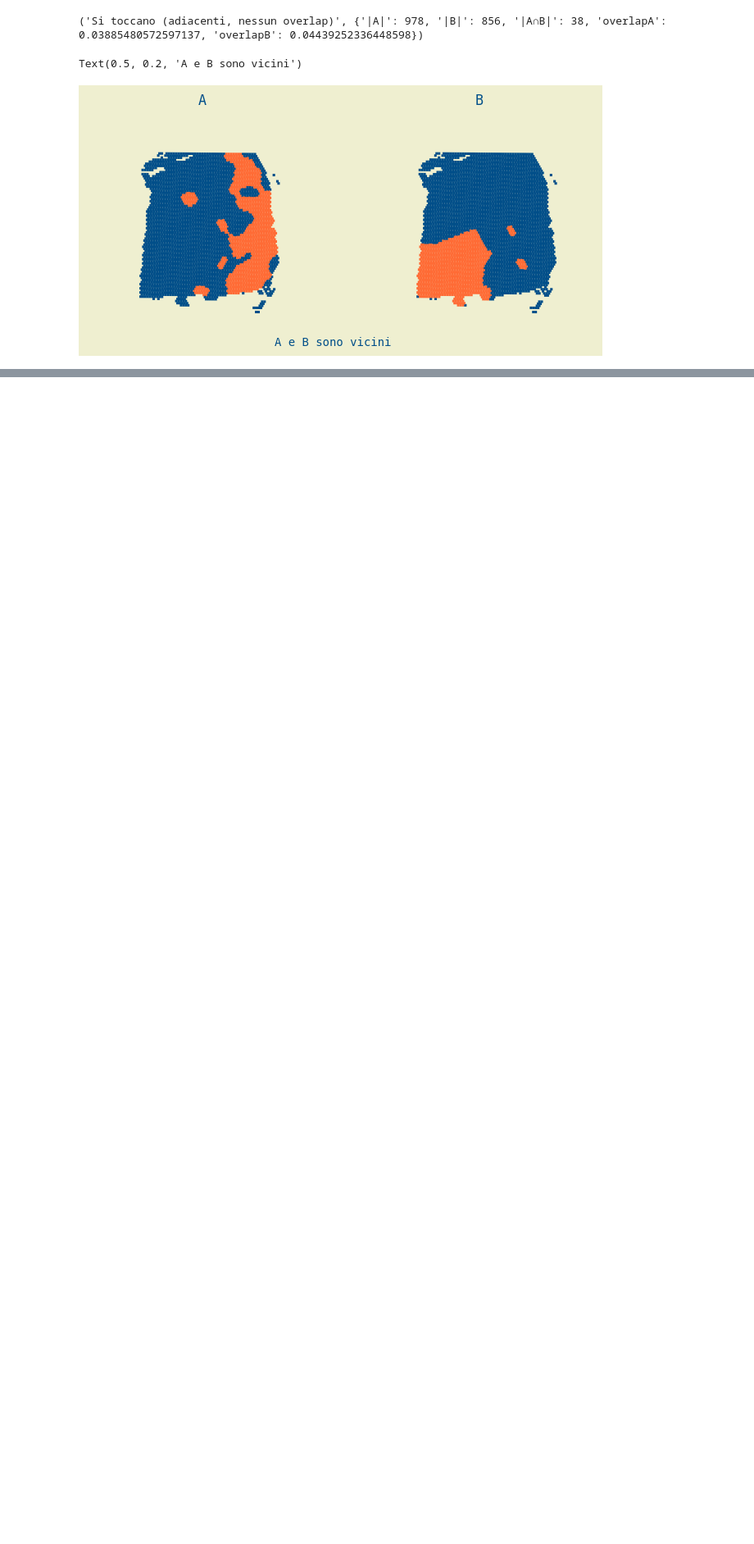
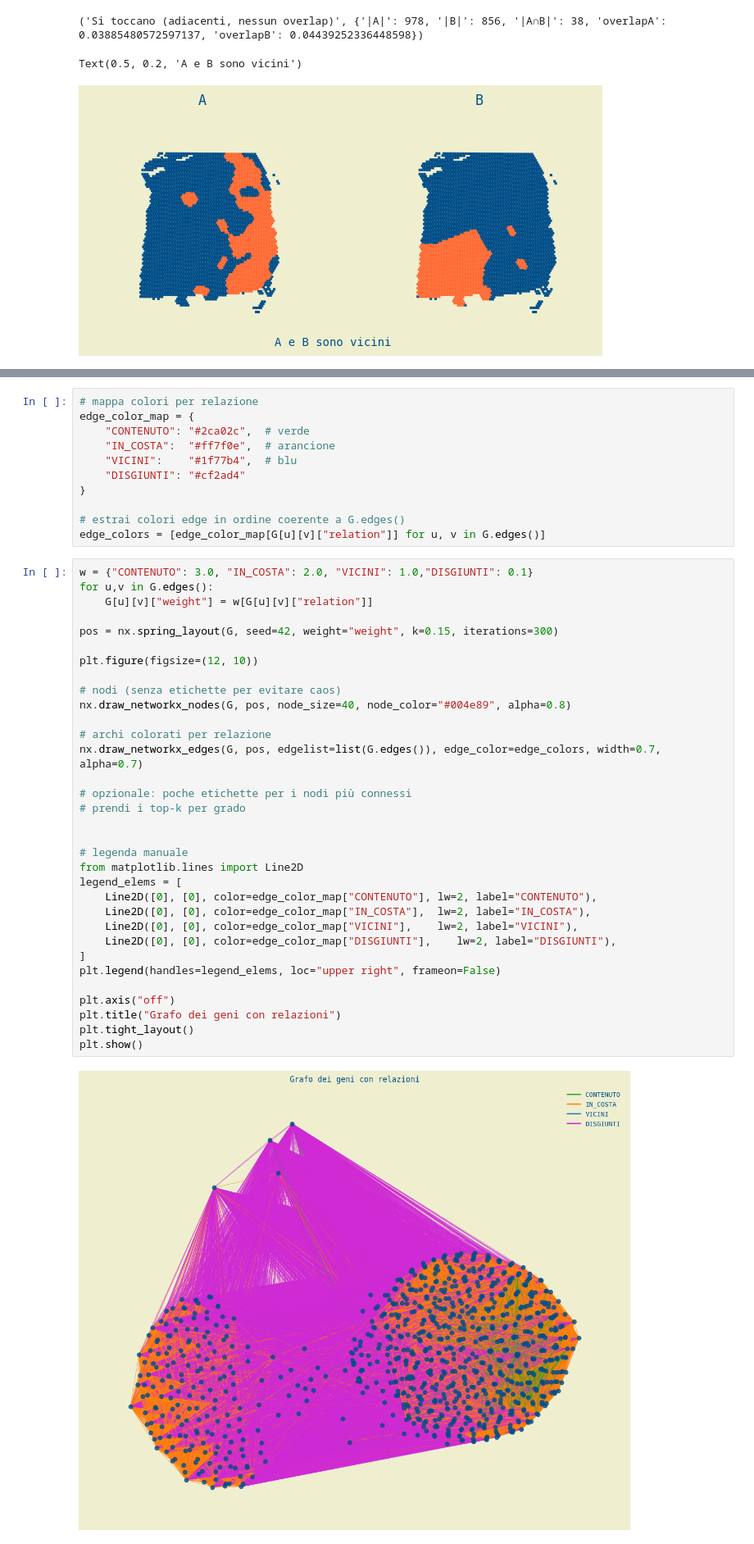
Before and after one commit to Cero1998/Tesi_Cerinelli, a Jupyter notebook: progetto_spunto/progetto/neighbors.ipynb, the cells around one changed output, grey strips where cells are left out. Shown at 82% size. Cells and saved outputs as stored; diff of their text form; blank space fills up the shorter version.

Commit message:
Push: created adjacencyMatrix and tried to draw the graphs

```diff
--- a/progetto_spunto/progetto/neighbors.ipynb
+++ b/progetto_spunto/progetto/neighbors.ipynb
@@ -482,0 +547,46 @@ Text(0.5, 0.2, 'A e B sono vicini')
+# %%
+# mappa colori per relazione
+edge_color_map = {
+    "CONTENUTO": "#2ca02c",  # verde
+    "IN_COSTA":  "#ff7f0e",  # arancione
+    "VICINI":    "#1f77b4",  # blu
+    "DISGIUNTI": "#cf2ad4"
+}
+
+# estrai colori edge in ordine coerente a G.edges()
+edge_colors = [edge_color_map[G[u][v]["relation"]] for u, v in G.edges()]
+# %%
+w = {"CONTENUTO": 3.0, "IN_COSTA": 2.0, "VICINI": 1.0,"DISGIUNTI": 0.1}
+for u,v in G.edges():
+    G[u][v]["weight"] = w[G[u][v]["relation"]]
+
+pos = nx.spring_layout(G, seed=42, weight="weight", k=0.15, iterations=300)
+
+plt.figure(figsize=(12, 10))
+
+# nodi (senza etichette per evitare caos)
+nx.draw_networkx_nodes(G, pos, node_size=40, node_color="#004e89", alpha=0.8)
+
+# archi colorati per relazione
+nx.draw_networkx_edges(G, pos, edgelist=list(G.edges()), edge_color=edge_colors, width=0.7, alpha=0.7)
+
+# opzionale: poche etichette per i nodi più connessi
+# prendi i top-k per grado
+
+
+# legenda manuale
+from matplotlib.lines import Line2D
+legend_elems = [
+    Line2D([0], [0], color=edge_color_map["CONTENUTO"], lw=2, label="CONTENUTO"),
+    Line2D([0], [0], color=edge_color_map["IN_COSTA"],  lw=2, label="IN_COSTA"),
+    Line2D([0], [0], color=edge_color_map["VICINI"],    lw=2, label="VICINI"),
+    Line2D([0], [0], color=edge_color_map["DISGIUNTI"],    lw=2, label="DISGIUNTI"),
+]
+plt.legend(handles=legend_elems, loc="upper right", frameon=False)
+
+plt.axis("off")
+plt.title("Grafo dei geni con relazioni")
+plt.tight_layout()
+plt.show()
+# %% [output]
+[figure, added]
```
Also changed, not shown: parts of 5 cells of this notebook, 1 other file.
